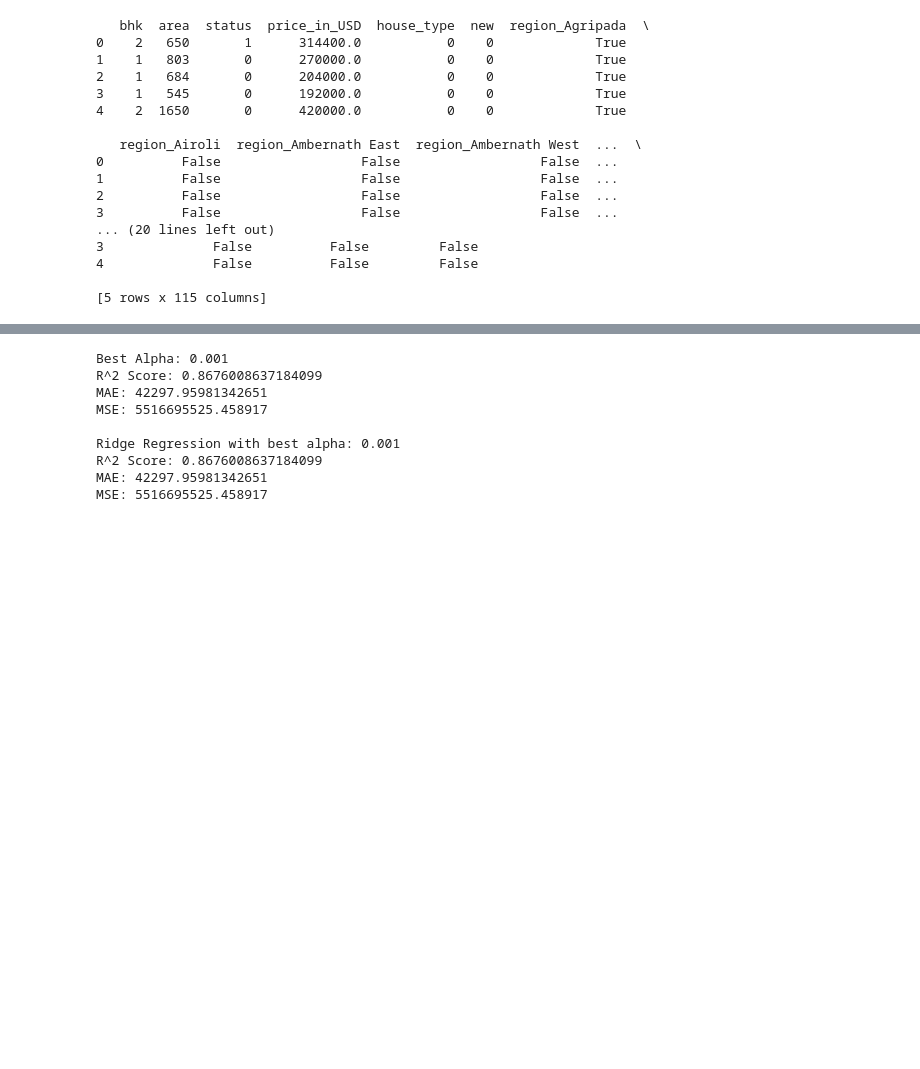
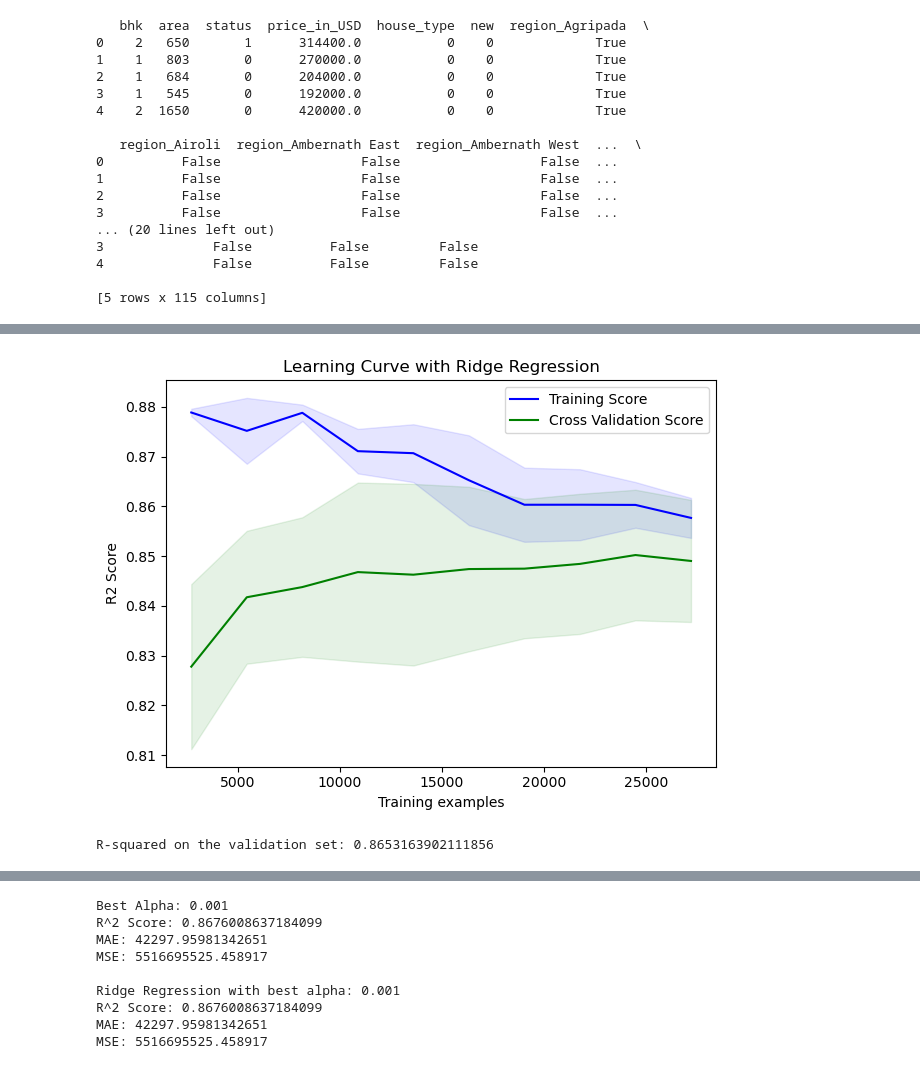
Before and after one commit to MinhPhucLe/Machine-Learning-Project-2023.2, a Jupyter notebook: nam/ridge_regression.ipynb, the cells around one changed output, grey strips where cells are left out. Saved outputs shown, nothing was run; the diff lists cells and outputs as text; code cells hidden in the pictures; blank space fills up the shorter version.

```diff
--- a/nam/ridge_regression.ipynb
+++ b/nam/ridge_regression.ipynb
@@ -62,0 +64,6 @@ X_train, X_test, Y_train, Y_test = train_test_split(X , Y ,test_size = 0.2, rand
+# %%
+# Scale the features
+scaler = StandardScaler()
+X_train_scaled = scaler.fit_transform(X_train)
+X_test_scaled = scaler.transform(X_test)
+X_val_scaled = scaler.transform(X_val)
@@ -62,0 +86,15 @@ X_train, X_test, Y_train, Y_test = train_test_split(X , Y ,test_size = 0.2, rand
+# %%
+from sklearn.model_selection import learning_curve
+# Train the Ridge model with the best alpha
+# ridge_best = Ridge(alpha=best_alpha)
+ridge_best = Ridge(alpha=10.00)
+ridge_best.fit(X_train_scaled, Y_train)
+
+# Evaluate the model on the test set
+score_test = ridge_best.score(X_test_scaled, Y_test)
+print("R-squared on the test set:", score_test)
+
+# Calculate learning curve
+train_sizes, train_scores, val_scores = learning_curve(
+    ridge_best, X_train_scaled, Y_train, cv=4, train_sizes=np.linspace(0.1, 1.0, 10), scoring="r2"
+)
@@ -62,0 +103,6 @@ X_train, X_test, Y_train, Y_test = train_test_split(X , Y ,test_size = 0.2, rand
+# %%
+# Calculate mean and standard deviation of training and validation scores
+train_scores_mean = np.mean(train_scores, axis=1)
+train_scores_std = np.std(train_scores, axis=1)
+val_scores_mean = np.mean(val_scores, axis=1)
+val_scores_std = np.std(val_scores, axis=1)
@@ -62,0 +135,26 @@ X_train, X_test, Y_train, Y_test = train_test_split(X , Y ,test_size = 0.2, rand
+# %%
+# Plot the learning curve
+plt.figure()
+plt.plot(train_sizes, train_scores_mean, label="Training Score", color='b')
+plt.fill_between(train_sizes, train_scores_mean - train_scores_std, train_scores_mean + train_scores_std, color='b', alpha=0.1)
+plt.plot(train_sizes, val_scores_mean, label="Cross Validation Score", color='g')
+plt.fill_between(train_sizes, val_scores_mean - val_scores_std, val_scores_mean + val_scores_std, color='g', alpha=0.1)
+
+# Adding titles and labels
+plt.title("Learning Curve with Ridge Regression")
+plt.xlabel("Training examples")
+plt.ylabel("R2 Score")
+plt.legend(loc='best')
+plt.tight_layout()
+plt.show()
+# %% [output]
+[figure, added]
+# %%
+# Evaluate the model on the validation set
+score_val = ridge_best.score(X_val_scaled, Y_val)
+print("R-squared on the validation set:", score_val)
+
+# Make predictions
+Y_pred = ridge_best.predict(X_test_scaled)
+# %% [output]
+R-squared on the validation set: 0.8653163902111856
```
Also changed, not shown: parts of 5 cells of this notebook, 3 other files.
